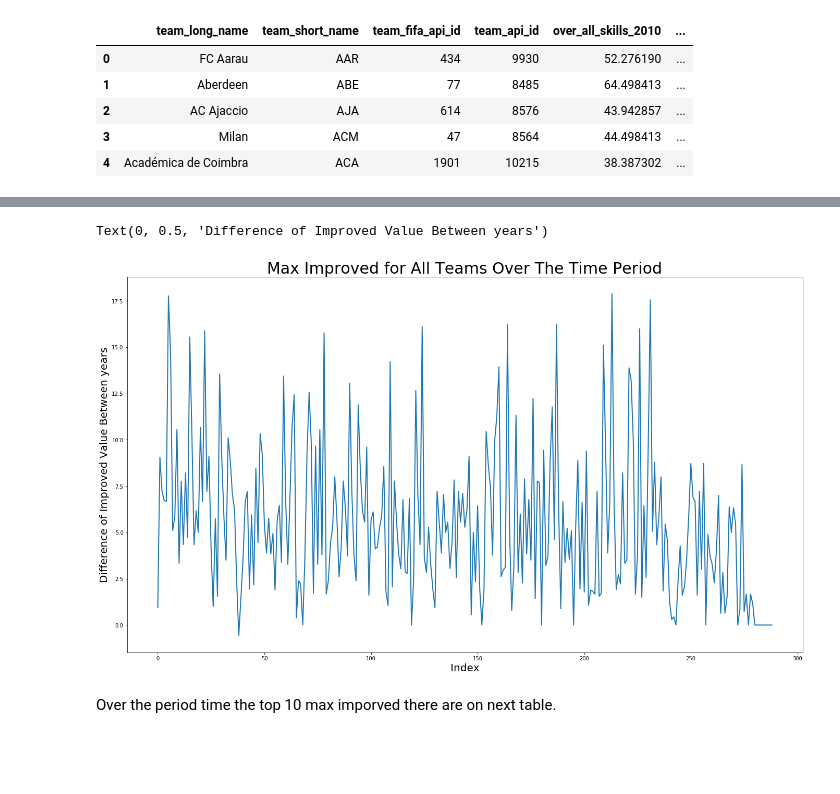
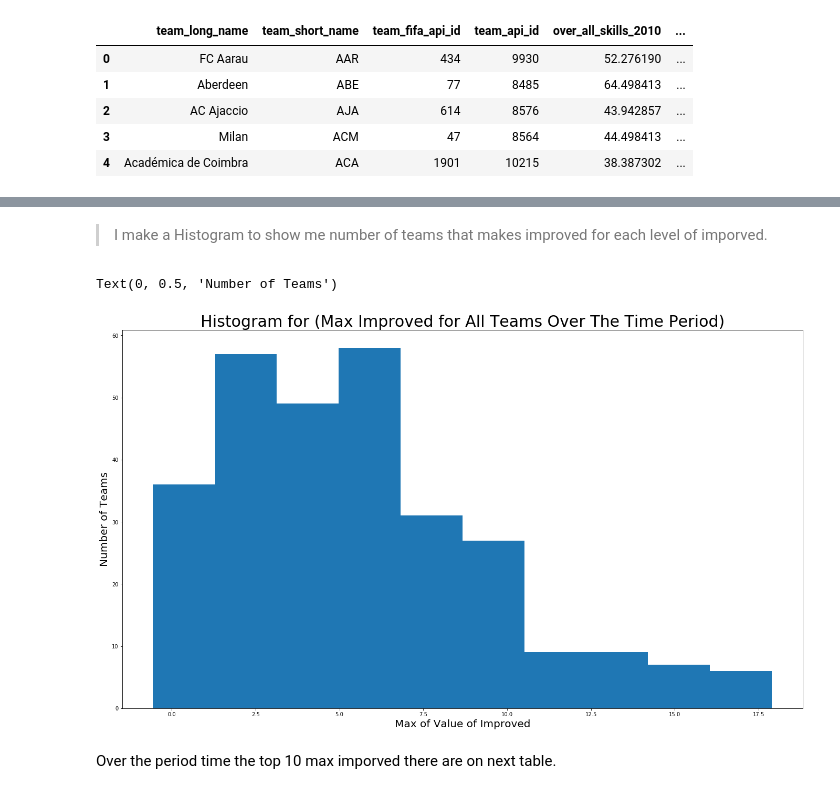
Before and after one commit to mohmednasr/europeansoccerdatabase, a Jupyter notebook: investigate-a-dataset.ipynb, the cells around one changed output, grey strips where cells are left out. Drawn from its saved outputs; the diff is of its cells as text; code cells hidden in the pictures; blank space fills up the shorter version.

```diff
--- a/investigate-a-dataset.ipynb
+++ b/investigate-a-dataset.ipynb
@@ -497,14 +526,16 @@ plt.show()
+# %% [markdown]
+> I make a Histogram to show me number of teams that makes improved for each level of imporved.
 # %%
 fig = plt.figure()
 ax = fig.add_axes([0.01, 0.01,3 , 2.5])
-plt.plot(over_all['max_improved_per_year'], linewidth= 2)
-plt.title('Max Improved for All Teams Over The Time Period',fontdict = {'fontsize': 30,
+plt.hist(over_all['max_improved_per_year'], linewidth= 2)
+plt.title('Histogram for (Max Improved for All Teams Over The Time Period)',fontdict = {'fontsize': 30,
  'fontweight' : 2 })
-plt.xlabel('Index', fontdict = {'fontsize': 20, 'fontweight': 1})
-plt.ylabel('Difference of Improved Value Between years', fontdict = {'fontsize':20, 'fontweight':1})
+plt.xlabel('Max of Value of Improved', fontdict = {'fontsize': 20, 'fontweight': 1})
+plt.ylabel('Number of Teams', fontdict = {'fontsize':20, 'fontweight':1})
 # %% [output]
-Text(0, 0.5, 'Difference of Improved Value Between years')
+Text(0, 0.5, 'Number of Teams')
-[figure, old version]
+[figure, new version]
 # %%
 # sort over_all data frame by max imporved over the period
 max_improved_teams = over_all.sort_values(by=['max_improved_per_year'],ascending=False).head(10)
```
Also changed, not shown: parts of 38 cells of this notebook.
